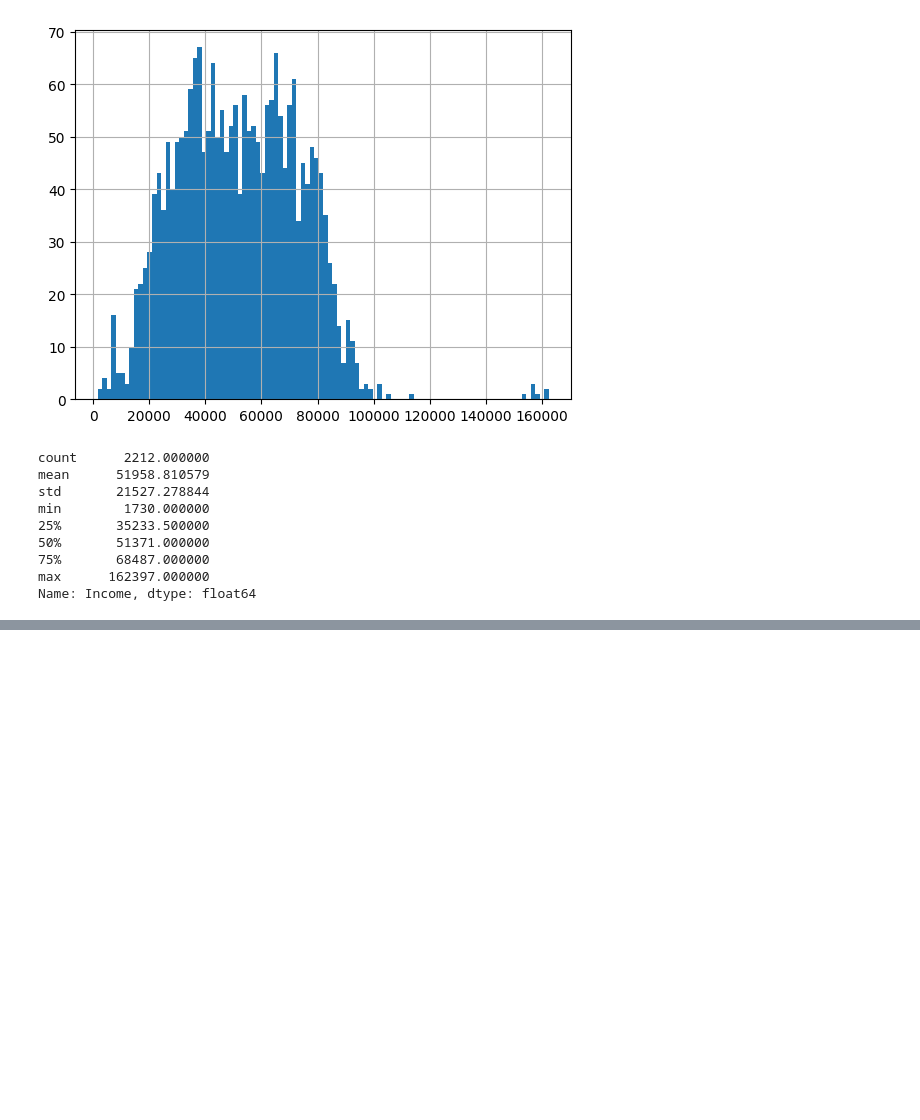
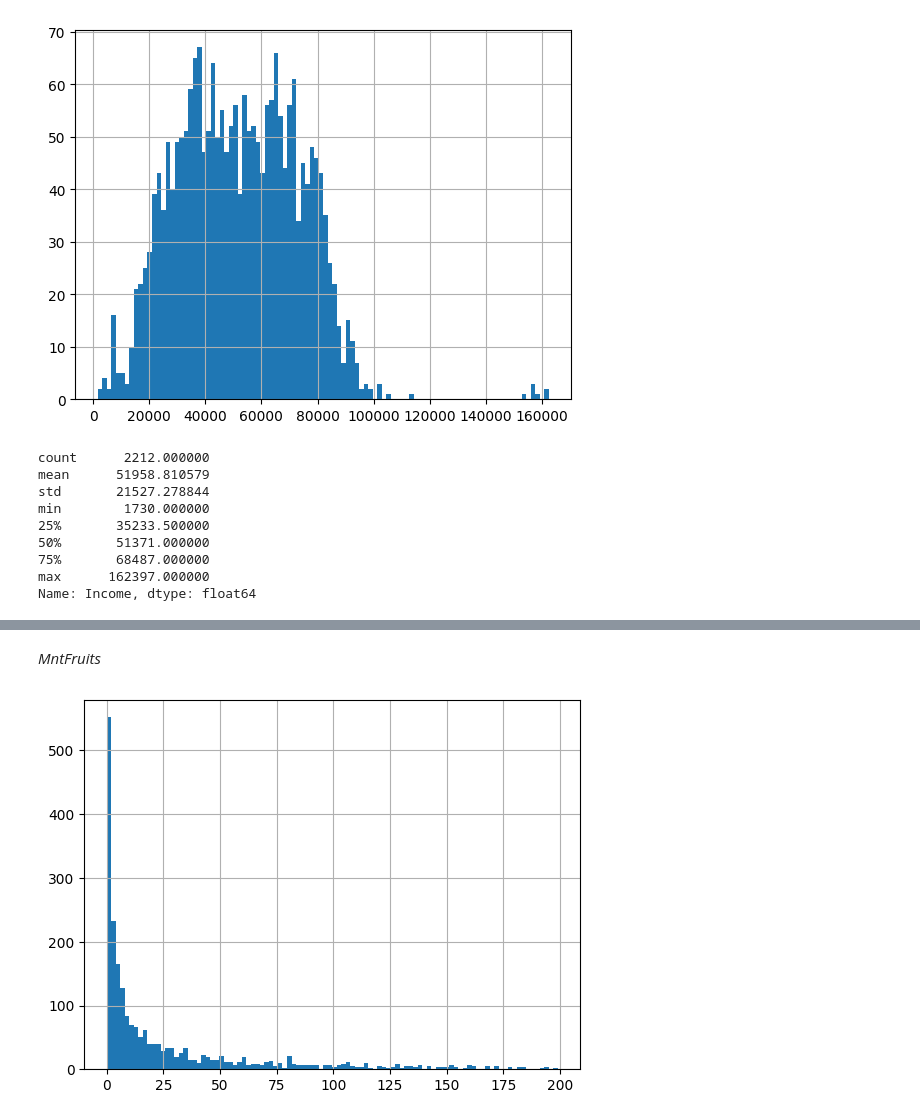
Before and after one commit to trucni2005/Customer-Segmentation-Analysis, a Jupyter notebook: 01_Data_Cleaning.ipynb, the cells around one changed output, grey strips where cells are left out. Saved outputs shown, nothing was run; the diff lists cells and outputs as text; code cells hidden in the pictures; blank space fills up the shorter version.

```diff
--- a/01_Data_Cleaning.ipynb
+++ b/01_Data_Cleaning.ipynb
@@ -332,0 +338,7 @@ Name: Income, dtype: float64
+# %% [markdown]
+*MntFruits*
+# %%
+filtered_data['MntFruits'].hist(bins=100)
+plt.show()
+# %% [output]
+[figure, added]
```
Also changed, not shown: parts of 14 cells of this notebook.
